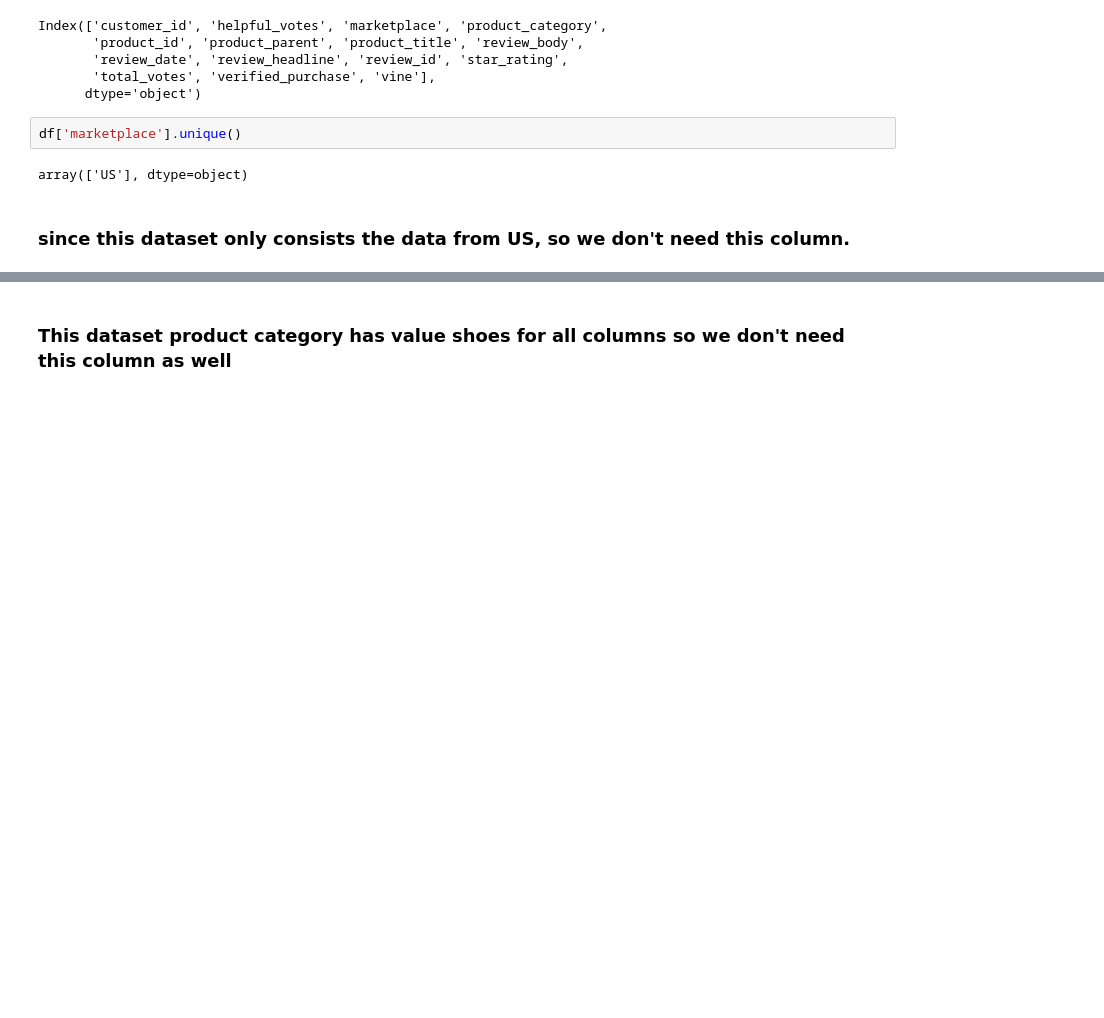
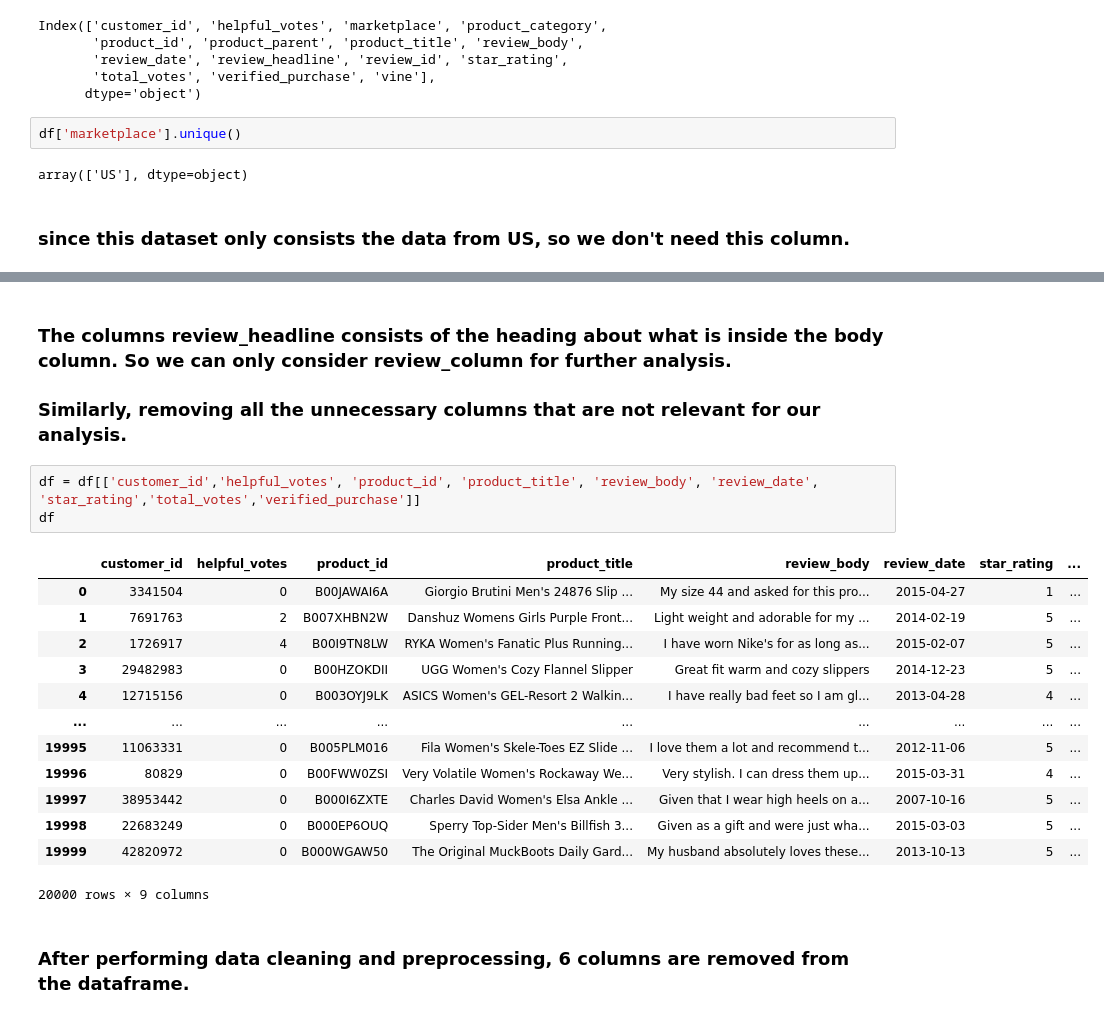
Before and after one commit to shubhampokhrel81/Amazon-US-shoes-review-using-NLP, a Jupyter notebook: assignment1_word_vectorization.ipynb, the cells around one changed output, grey strips where cells are left out. Cells and saved outputs as stored; diff of their text form; blank space fills up the shorter version.

Commit message:
preprocessing

```diff
--- a/assignment1_word_vectorization.ipynb
+++ b/assignment1_word_vectorization.ipynb
@@ -317,2 +374,22 @@ array(['Shoes'], dtype=object)
 # %% [markdown]
-### This dataset product category has value shoes for all columns so we don't need this column as well
+### The columns review_headline consists of the heading about what is inside the body column. So we can only consider review_column for further analysis.
+### Similarly, removing all the unnecessary columns that are not relevant for our analysis.
+# %%
+df = df[['customer_id','helpful_votes', 'product_id', 'product_title', 'review_body', 'review_date', 'star_rating','total_votes','verified_purchase']]
+df
+# %% [output]
+|  | customer_id | helpful_votes | product_id | product_title | review_body | review_date | star_rating | ... |
+| 0 | 3341504 | 0 | B00JAWAI6A | Giorgio Brutini Men's 24876 Slip ... | My size 44 and asked for this pro... | 2015-04-27 | 1 | ... |
+| 1 | 7691763 | 2 | B007XHBN2W | Danshuz Womens Girls Purple Front... | Light weight and adorable for my ... | 2014-02-19 | 5 | ... |
+| 2 | 1726917 | 4 | B00I9TN8LW | RYKA Women's Fanatic Plus Running... | I have worn Nike's for as long as... | 2015-02-07 | 5 | ... |
+| 3 | 29482983 | 0 | B00HZOKDII | UGG Women's Cozy Flannel Slipper | Great fit warm and cozy slippers | 2014-12-23 | 5 | ... |
+| 4 | 12715156 | 0 | B003OYJ9LK | ASICS Women's GEL-Resort 2 Walkin... | I have really bad feet so I am gl... | 2013-04-28 | 4 | ... |
+| ... | ... | ... | ... | ... | ... | ... | ... | ... |
+| 19995 | 11063331 | 0 | B005PLM016 | Fila Women's Skele-Toes EZ Slide ... | I love them a lot and recommend t... | 2012-11-06 | 5 | ... |
+| 19996 | 80829 | 0 | B00FWW0ZSI | Very Volatile Women's Rockaway We... | Very stylish. I can dress them up... | 2015-03-31 | 4 | ... |
+| 19997 | 38953442 | 0 | B000I6ZXTE | Charles David Women's Elsa Ankle ... | Given that I wear high heels on a... | 2007-10-16 | 5 | ... |
+| 19998 | 22683249 | 0 | B000EP6OUQ | Sperry Top-Sider Men's Billfish 3... | Given as a gift and were just wha... | 2015-03-03 | 5 | ... |
+| 19999 | 42820972 | 0 | B000WGAW50 | The Original MuckBoots Daily Gard... | My husband absolutely loves these... | 2013-10-13 | 5 | ... |
+20000 rows × 9 columns
+# %% [markdown]
+### After performing data cleaning and preprocessing, 6 columns are removed from the dataframe.
```
Also changed, not shown: parts of 33 cells of this notebook.
